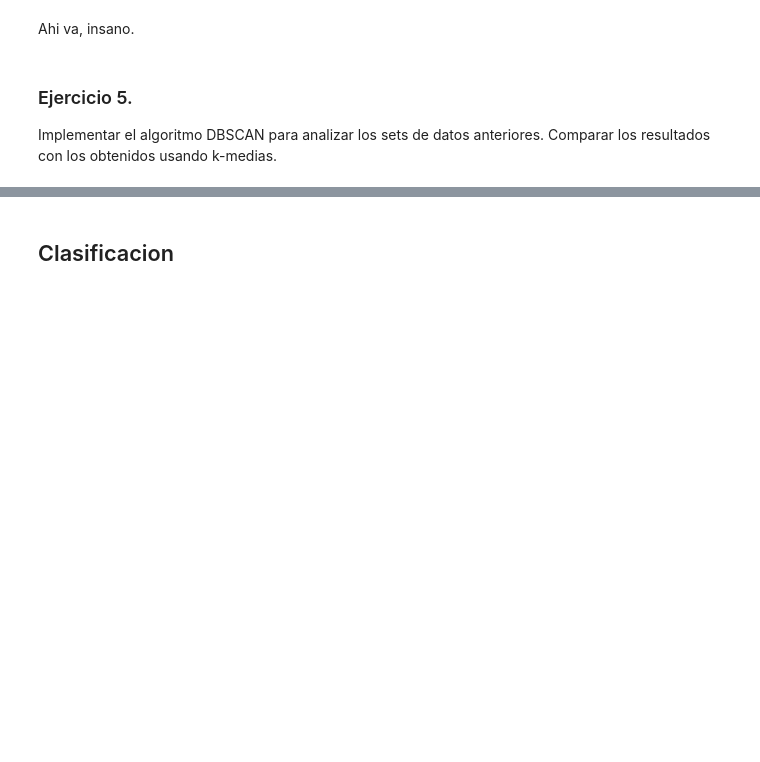
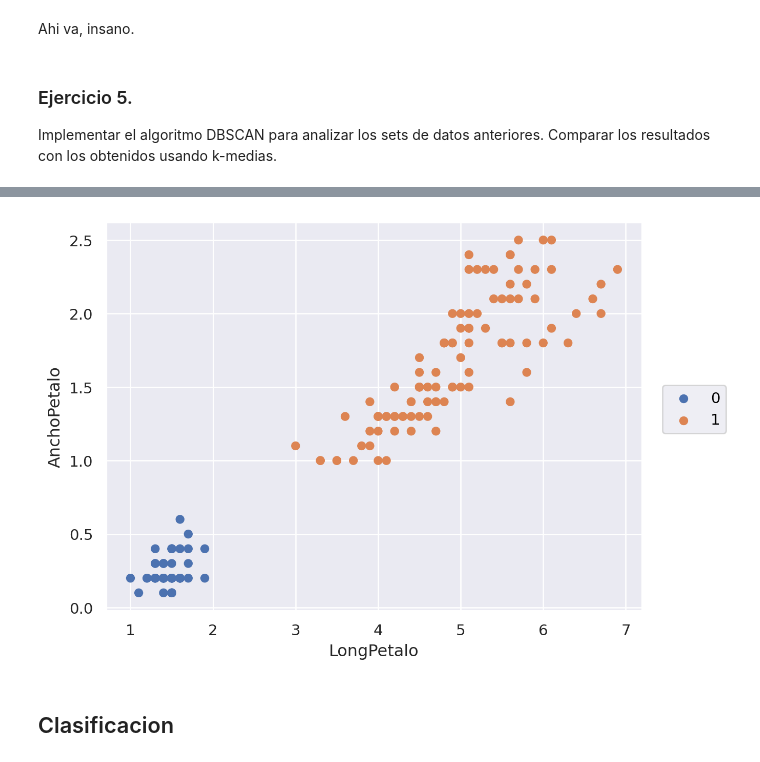
Before and after one commit to lmendezayl/uba-ldd-ic, a Jupyter notebook: guias/soluciones/practica8.ipynb, the cells around one changed output, grey strips where cells are left out. Drawn from its saved outputs; the diff is of its cells as text; code cells hidden in the pictures; blank space fills up the shorter version.

```diff
--- a/guias/soluciones/practica8.ipynb
+++ b/guias/soluciones/practica8.ipynb
@@ -445,0 +557,7 @@ Implementar el algoritmo DBSCAN para analizar los sets de datos anteriores. Comp
+# %%
+df_iris = pd.read_csv(url_base + 'p7-iris.txt', sep="\t")
+df_iris.head()
+(
+    so.Plot(data=df_iris, x='LongPetalo', y='AnchoPetalo')
+    .add(so.Dot())
+)
@@ -446,3 +566,13 @@ Implementar el algoritmo DBSCAN para analizar los sets de datos anteriores. Comp
+# %%
+# creo clasificador DBSCAN
+clustering = DBSCAN(eps=1, min_samples=4)
+etiquetas = clustering.fit_predict(df_iris)
+(
+    so.Plot(data=df_iris, x='LongPetalo', y='AnchoPetalo', color=etiquetas.astype('str'))
+    .add(so.Dot())
+)
+# %% [output]
+[figure, added]
 # %% [markdown]
 
 ## Clasificacion
```
Also changed, not shown: parts of 19 cells of this notebook.
